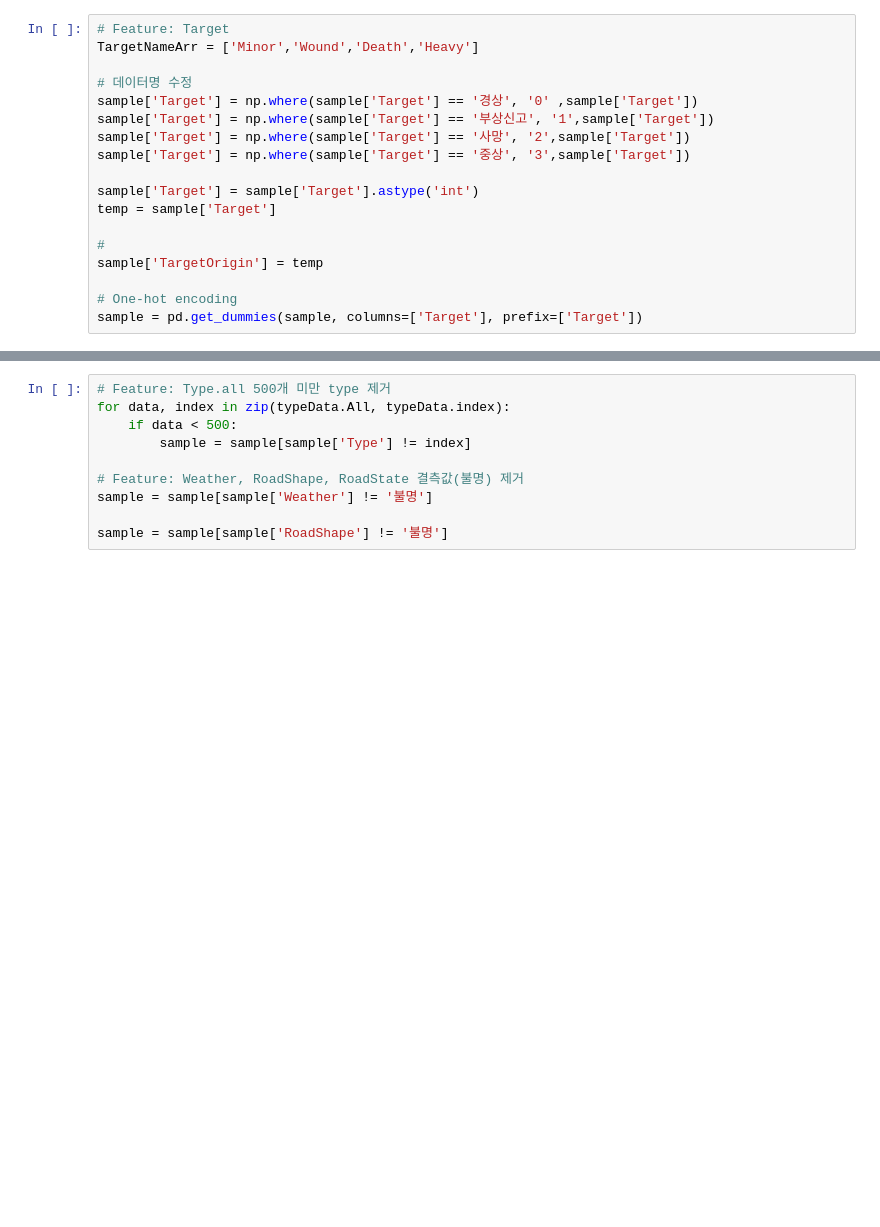
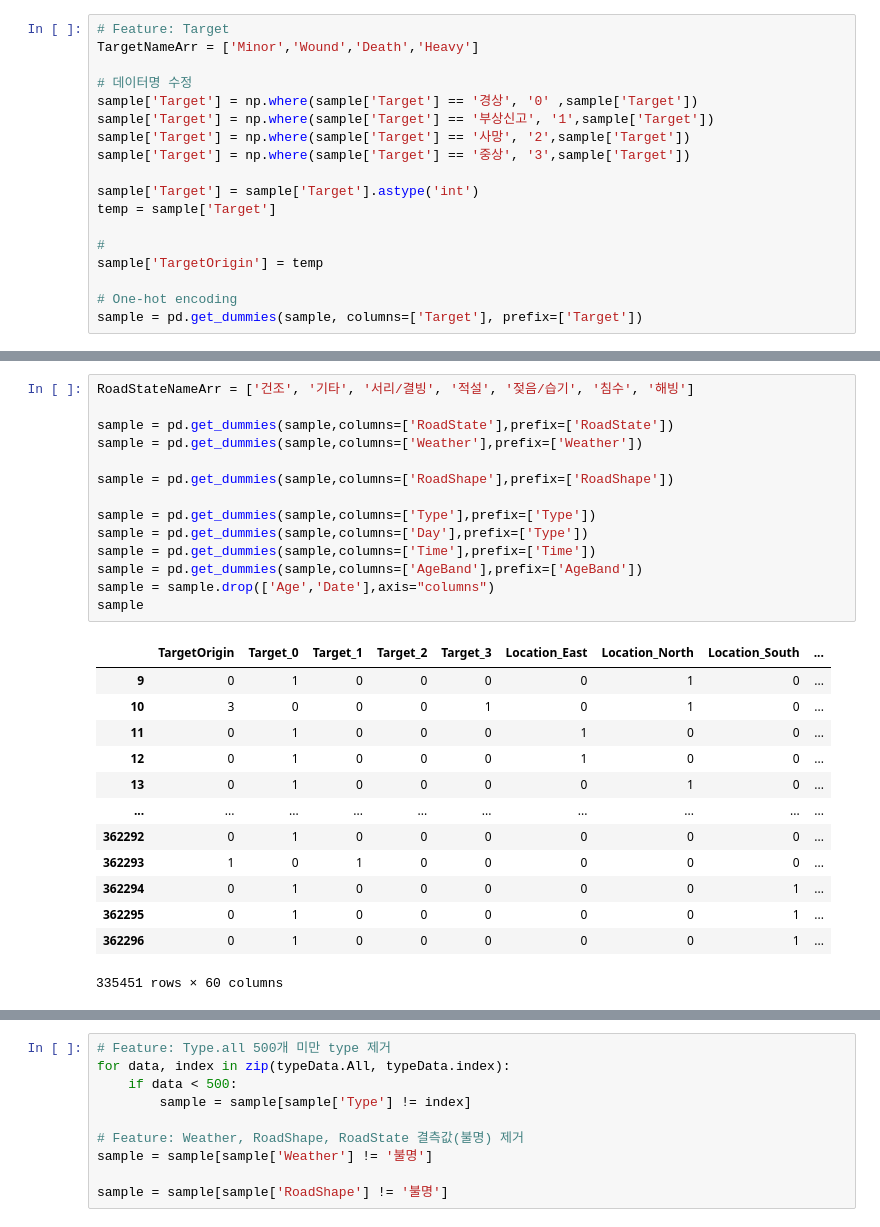
Before and after one commit to oohyun15/Prediction-of-Traffic-Accident-Risk, a Jupyter notebook: src/Preprocessing.ipynb, the cells around one changed output, grey strips where cells are left out. Drawn from its saved outputs; the diff is of its cells as text; blank space fills up the shorter version.

```diff
--- a/src/Preprocessing.ipynb
+++ b/src/Preprocessing.ipynb
@@ -227,3 +246,31 @@ sample = pd.get_dummies(sample, columns=['Target'], prefix=['Target'])
+# %%
+RoadStateNameArr = ['건조', '기타', '서리/결빙', '적설', '젖음/습기', '침수', '해빙']
+
+sample = pd.get_dummies(sample,columns=['RoadState'],prefix=['RoadState'])
+sample = pd.get_dummies(sample,columns=['Weather'],prefix=['Weather'])
+
+sample = pd.get_dummies(sample,columns=['RoadShape'],prefix=['RoadShape'])
+
+sample = pd.get_dummies(sample,columns=['Type'],prefix=['Type'])
+sample = pd.get_dummies(sample,columns=['Day'],prefix=['Type'])
+sample = pd.get_dummies(sample,columns=['Time'],prefix=['Time'])
+sample = pd.get_dummies(sample,columns=['AgeBand'],prefix=['AgeBand'])
+sample = sample.drop(['Age','Date'],axis="columns")
+sample
+# %% [output]
+|  | TargetOrigin | Target_0 | Target_1 | Target_2 | Target_3 | Location_East | Location_North | Location_South | ... |
+| 9 | 0 | 1 | 0 | 0 | 0 | 0 | 1 | 0 | ... |
+| 10 | 3 | 0 | 0 | 0 | 1 | 0 | 1 | 0 | ... |
+| 11 | 0 | 1 | 0 | 0 | 0 | 1 | 0 | 0 | ... |
+| 12 | 0 | 1 | 0 | 0 | 0 | 1 | 0 | 0 | ... |
+| 13 | 0 | 1 | 0 | 0 | 0 | 0 | 1 | 0 | ... |
+| ... | ... | ... | ... | ... | ... | ... | ... | ... | ... |
+| 362292 | 0 | 1 | 0 | 0 | 0 | 0 | 0 | 0 | ... |
+| 362293 | 1 | 0 | 1 | 0 | 0 | 0 | 0 | 0 | ... |
+| 362294 | 0 | 1 | 0 | 0 | 0 | 0 | 0 | 1 | ... |
+| 362295 | 0 | 1 | 0 | 0 | 0 | 0 | 0 | 1 | ... |
+| 362296 | 0 | 1 | 0 | 0 | 0 | 0 | 0 | 1 | ... |
+335451 rows × 60 columns
 # %%
 # 각 타입별 타겟 데이터
 typeData = pd.crosstab(sample.Type, sample.TargetOrigin, margins=True)
```
Also changed, not shown: parts of 26 cells of this notebook, 1 other file.
